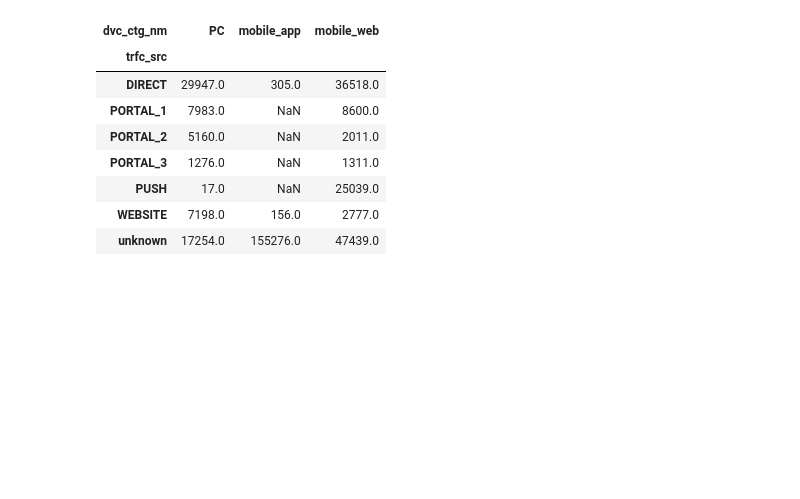
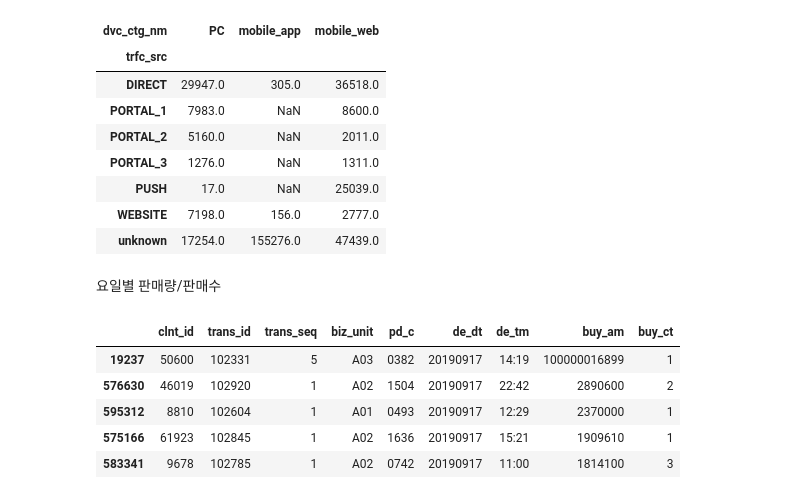
Before and after one commit to GyuYoungCho/Lpoint-Competition, a Jupyter notebook: project/point_cut/EDA.ipynb, the cells around one changed output. Saved outputs shown, nothing was run; the diff lists cells and outputs as text; code cells hidden in the pictures; blank space fills up the shorter version.

```diff
--- a/project/point_cut/EDA.ipynb
+++ b/project/point_cut/EDA.ipynb
@@ -116,3 +116,14 @@ oai_pivot
 | PUSH | 17.0 | NaN | 25039.0 |
 | WEBSITE | 7198.0 | 156.0 | 2777.0 |
 | unknown | 17254.0 | 155276.0 | 47439.0 |
+# %% [markdown]
+요일별 판매량/판매수
+# %%
+TFI[TFI["de_dt"]==20190917].sort_values(by = "buy_am", ascending=False).head()
+# %% [output]
+|  | clnt_id | trans_id | trans_seq | biz_unit | pd_c | de_dt | de_tm | buy_am | buy_ct |
+| 19237 | 50600 | 102331 | 5 | A03 | 0382 | 20190917 | 14:19 | 100000016899 | 1 |
+| 576630 | 46019 | 102920 | 1 | A02 | 1504 | 20190917 | 22:42 | 2890600 | 2 |
+| 595312 | 8810 | 102604 | 1 | A01 | 0493 | 20190917 | 12:29 | 2370000 | 1 |
+| 575166 | 61923 | 102845 | 1 | A02 | 1636 | 20190917 | 15:21 | 1909610 | 1 |
+| 583341 | 9678 | 102785 | 1 | A02 | 0742 | 20190917 | 11:00 | 1814100 | 3 |
```
Also changed, not shown: parts of 23 cells of this notebook, 1 other file.
